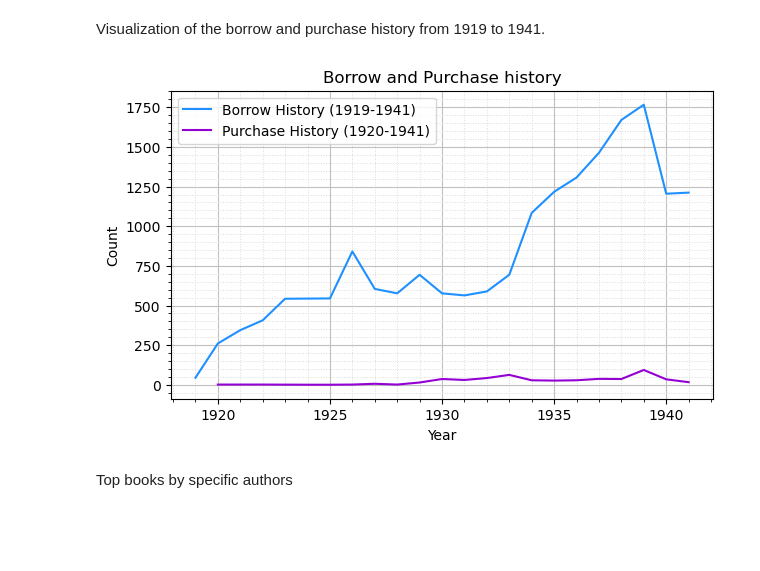
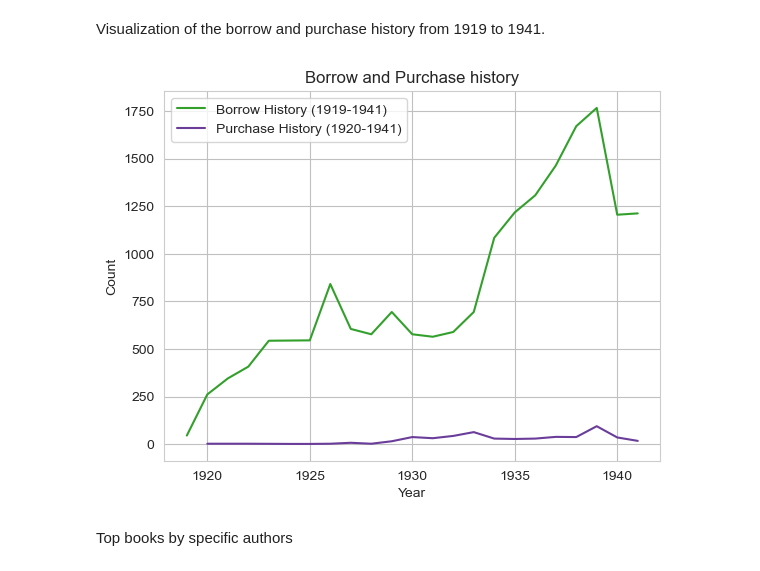
Before and after one commit to dittm/shakespeare-and-co, a Jupyter notebook: analysis/shakespeare.ipynb, the cells around one changed output. Cells and saved outputs as stored; diff of their text form; code cells hidden in the pictures; blank space fills up the shorter version.

```diff
--- a/analysis/shakespeare.ipynb
+++ b/analysis/shakespeare.ipynb
@@ -50,0 +48,13 @@ plt.show()
+# %%
+plt.figure(figsize=(10, 6))
+ax = sns.barplot(x=counts.index, y=counts.values, palette='Paired')
+plt.title('Distribution of Item Formats')
+plt.xlabel('Format')
+plt.ylabel('Count')
+plt.xticks(rotation=45)
+for i, count in enumerate(counts.values):
+    ax.text(i, count + 10, str(count), ha='center', va='bottom', fontsize=9)
+
+plt.savefig('format-distribution.png')
+
+plt.show()
@@ -118,26 +140,26 @@ def filter_events(event_type, author_name=None):
 # %% [markdown]
 Using the filter_events function on the borrow and purchase count, respectively.
 # %%
-b_count = filter_events('Borrow')
-p_count = filter_events('Purchase')
+borrow_count = filter_events('Borrow')
+purchase_count = filter_events('Purchase')
 # %% [markdown]
 Visualization of the borrow and purchase history from 1919 to 1941.
 # %%
-plt.figure(figsize=(7,4))
+sns.lineplot(x=borrow_count.index, y=borrow_count.values, label='Borrow History (1919-1941)', color='#33a02c')
 
-plt.plot(b_count.index, b_count.values, label='Borrow History (1919-1941)', color='dodgerblue')
-plt.plot(p_count.index, p_count.values, label='Purchase History (1920-1941)', color='darkviolet')
+sns.lineplot(x=purchase_count.index, y=purchase_count.values, label='Purchase History (1920-1941)', color='#6a3d9a')
 
 plt.xlabel('Year')
 plt.ylabel('Count')
 plt.title('Borrow and Purchase history')
 plt.legend()
+
 plt.grid(which='major', color='silver', linewidth=0.8)
-plt.grid(which='minor', color='gainsboro', linestyle=':', linewidth=0.7)
 plt.minorticks_on()
+
 plt.show()
 # %% [output]
-[figure, old version]
+[figure, new version]
 # %% [markdown]
 Top books by specific authors
 # %%
```
Also changed, not shown: parts of 20 cells of this notebook, 9 other files.
